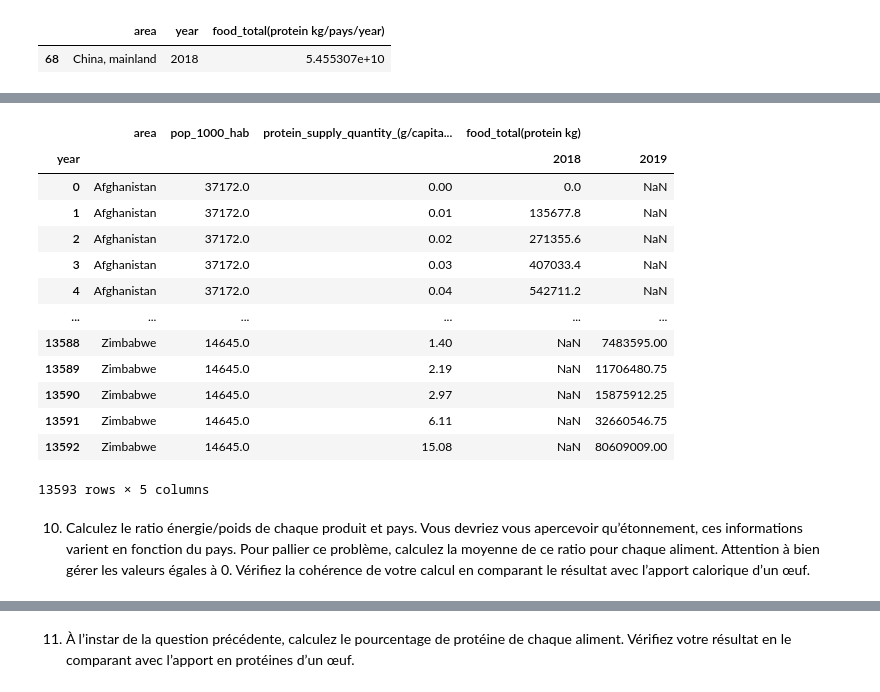
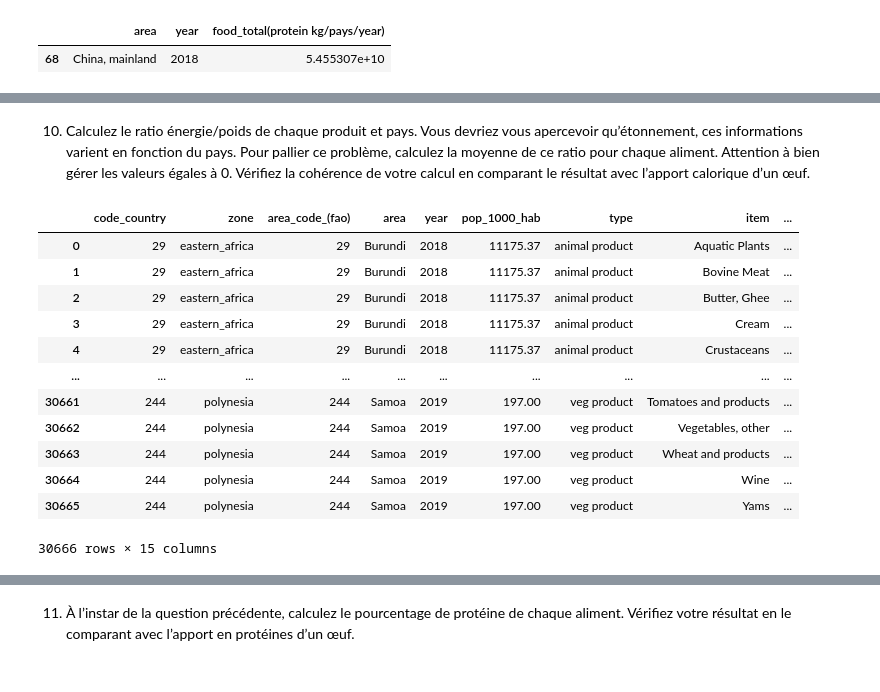
Before and after one commit to NinaNusb/FAOSTAT, a Jupyter notebook: df_list/FAOSTAT.ipynb, the cells around one changed output, grey strips where cells are left out. Drawn from its saved outputs; the diff is of its cells as text; code cells hidden in the pictures.

```diff
--- a/df_list/FAOSTAT.ipynb
+++ b/df_list/FAOSTAT.ipynb
@@ -894,20 +894,3 @@ data_pivot
 | 13591 | Zimbabwe | 14645.0 | 6.11 | NaN | 32660546.75 |
 | 13592 | Zimbabwe | 14645.0 | 15.08 | NaN | 80609009.00 |
 13593 rows × 5 columns
-# %%
-data_pivot
-# %% [output]
-|  | area | pop_1000_hab | protein_supply_quantity_(g/capita... | food_total(protein kg) |  |
-| year |  |  |  | 2018 | 2019 |
-| 0 | Afghanistan | 37172.0 | 0.00 | 0.0 | NaN |
-| 1 | Afghanistan | 37172.0 | 0.01 | 135677.8 | NaN |
-| 2 | Afghanistan | 37172.0 | 0.02 | 271355.6 | NaN |
-| 3 | Afghanistan | 37172.0 | 0.03 | 407033.4 | NaN |
-| 4 | Afghanistan | 37172.0 | 0.04 | 542711.2 | NaN |
-| ... | ... | ... | ... | ... | ... |
-| 13588 | Zimbabwe | 14645.0 | 1.40 | NaN | 7483595.00 |
-| 13589 | Zimbabwe | 14645.0 | 2.19 | NaN | 11706480.75 |
-| 13590 | Zimbabwe | 14645.0 | 2.97 | NaN | 15875912.25 |
-| 13591 | Zimbabwe | 14645.0 | 6.11 | NaN | 32660546.75 |
-| 13592 | Zimbabwe | 14645.0 | 15.08 | NaN | 80609009.00 |
-13593 rows × 5 columns
@@ -921,0 +902,16 @@ total_pays4= total_pays3.groupby(by=['area']).sum()
+# %%
+data
+# %% [output]
+|  | code_country | zone | area_code_(fao) | area | year | pop_1000_hab | type | item | ... |
+| 0 | 29 | eastern_africa | 29 | Burundi | 2018 | 11175.37 | animal product | Aquatic Plants | ... |
+| 1 | 29 | eastern_africa | 29 | Burundi | 2018 | 11175.37 | animal product | Bovine Meat | ... |
+| 2 | 29 | eastern_africa | 29 | Burundi | 2018 | 11175.37 | animal product | Butter, Ghee | ... |
+| 3 | 29 | eastern_africa | 29 | Burundi | 2018 | 11175.37 | animal product | Cream | ... |
+| 4 | 29 | eastern_africa | 29 | Burundi | 2018 | 11175.37 | animal product | Crustaceans | ... |
+| ... | ... | ... | ... | ... | ... | ... | ... | ... | ... |
+| 30661 | 244 | polynesia | 244 | Samoa | 2019 | 197.00 | veg product | Tomatoes and products | ... |
+| 30662 | 244 | polynesia | 244 | Samoa | 2019 | 197.00 | veg product | Vegetables, other | ... |
+| 30663 | 244 | polynesia | 244 | Samoa | 2019 | 197.00 | veg product | Wheat and products | ... |
+| 30664 | 244 | polynesia | 244 | Samoa | 2019 | 197.00 | veg product | Wine | ... |
+| 30665 | 244 | polynesia | 244 | Samoa | 2019 | 197.00 | veg product | Yams | ... |
+30666 rows × 15 columns
```
Also changed, not shown: parts of 18 cells of this notebook.
